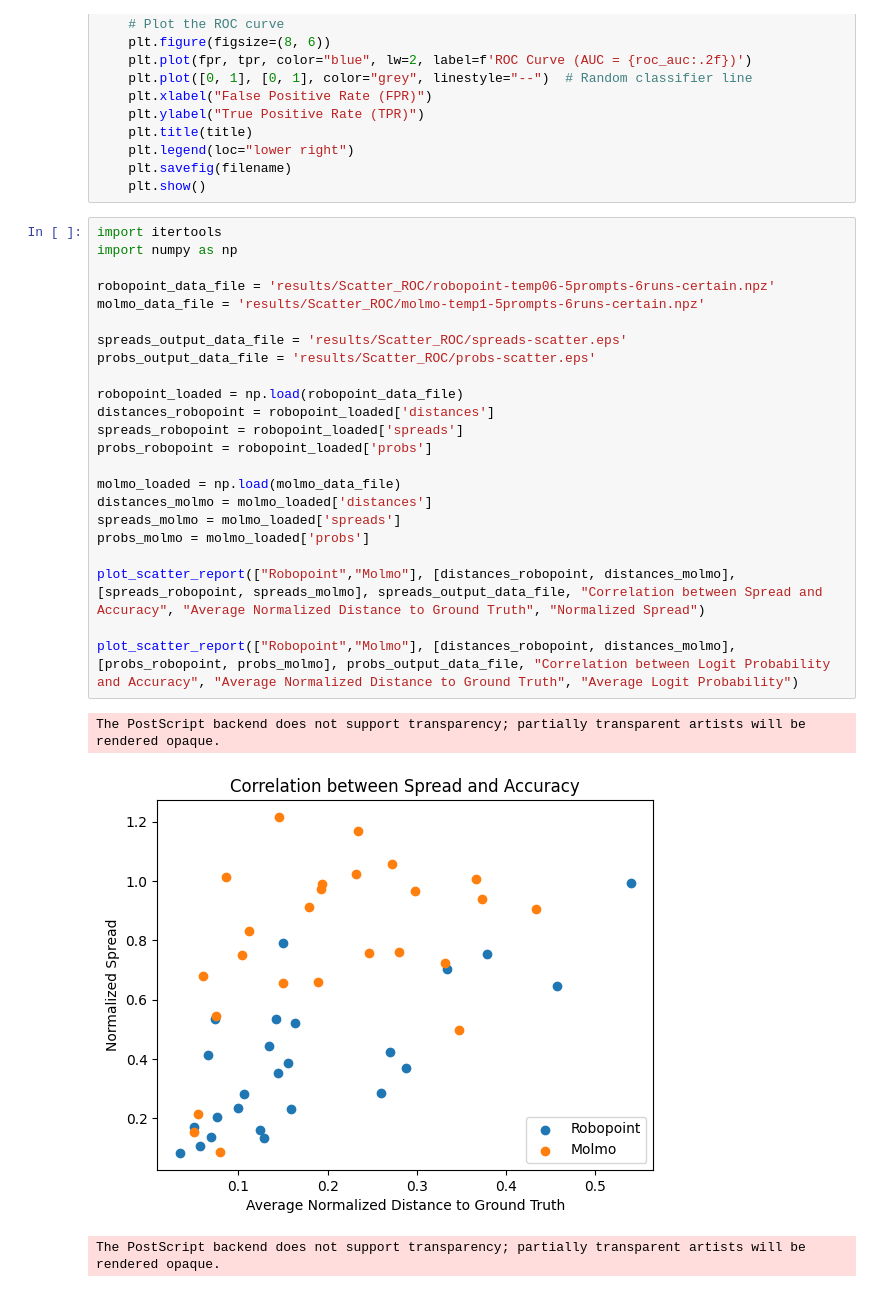
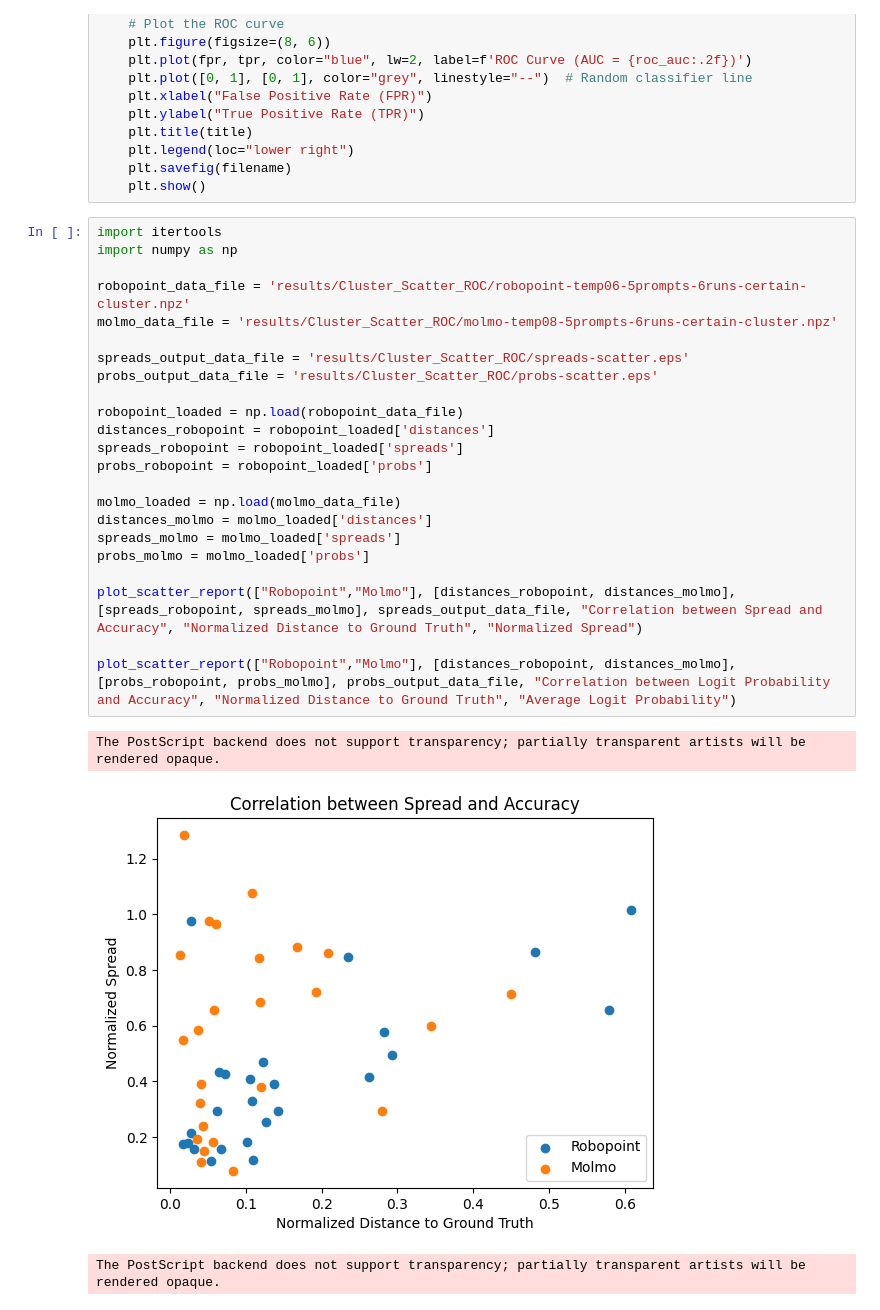
Before and after one commit to NIYI100/xai-praktikum, a Jupyter notebook: robopoint/Report_Create_Plots.ipynb, the cells around one changed output. Saved outputs shown, nothing was run; the diff lists cells and outputs as text.

```diff
--- a/robopoint/Report_Create_Plots.ipynb
+++ b/robopoint/Report_Create_Plots.ipynb
@@ -56,27 +56,27 @@ def plot_roc_curve_report(fpr, tpr, roc_auc, filename, title = "Receiver Operati
 # %%
 import itertools
 import numpy as np
 
-robopoint_data_file = 'results/Scatter_ROC/robopoint-temp06-5prompts-6runs-certain.npz'
-molmo_data_file = 'results/Scatter_ROC/molmo-temp1-5prompts-6runs-certain.npz'
+robopoint_data_file = 'results/Cluster_Scatter_ROC/robopoint-temp06-5prompts-6runs-certain-cluster.npz'
+molmo_data_file = 'results/Cluster_Scatter_ROC/molmo-temp08-5prompts-6runs-certain-cluster.npz'
 
-spreads_output_data_file = 'results/Scatter_ROC/spreads-scatter.eps'
-probs_output_data_file = 'results/Scatter_ROC/probs-scatter.eps'
+spreads_output_data_file = 'results/Cluster_Scatter_ROC/spreads-scatter.eps'
+probs_output_data_file = 'results/Cluster_Scatter_ROC/probs-scatter.eps'
 
 robopoint_loaded = np.load(robopoint_data_file)
 distances_robopoint = robopoint_loaded['distances']
 spreads_robopoint = robopoint_loaded['spreads']
 probs_robopoint = robopoint_loaded['probs']
 
 molmo_loaded = np.load(molmo_data_file)
 distances_molmo = molmo_loaded['distances']
 spreads_molmo = molmo_loaded['spreads']
 probs_molmo = molmo_loaded['probs']
 
-plot_scatter_report(["Robopoint","Molmo"], [distances_robopoint, distances_molmo], [spreads_robopoint, spreads_molmo], spreads_output_data_file, "Correlation between Spread and Accuracy", "Average Normalized Distance to Ground Truth", "Normalized Spread")
+plot_scatter_report(["Robopoint","Molmo"], [distances_robopoint, distances_molmo], [spreads_robopoint, spreads_molmo], spreads_output_data_file, "Correlation between Spread and Accuracy", "Normalized Distance to Ground Truth", "Normalized Spread")
 
-plot_scatter_report(["Robopoint","Molmo"], [distances_robopoint, distances_molmo], [probs_robopoint, probs_molmo], probs_output_data_file, "Correlation between Logit Probability and Accuracy", "Average Normalized Distance to Ground Truth", "Average Logit Probability")
+plot_scatter_report(["Robopoint","Molmo"], [distances_robopoint, distances_molmo], [probs_robopoint, probs_molmo], probs_output_data_file, "Correlation between Logit Probability and Accuracy", "Normalized Distance to Ground Truth", "Average Logit Probability")
 # %% [output]
 The PostScript backend does not support transparency; partially transparent artists will be rendered opaque.
-[figure, old version]
+[figure, new version]
 The PostScript backend does not support transparency; partially transparent artists will be rendered opaque.
```
Also changed, not shown: parts of 6 cells of this notebook, 16 other files.
